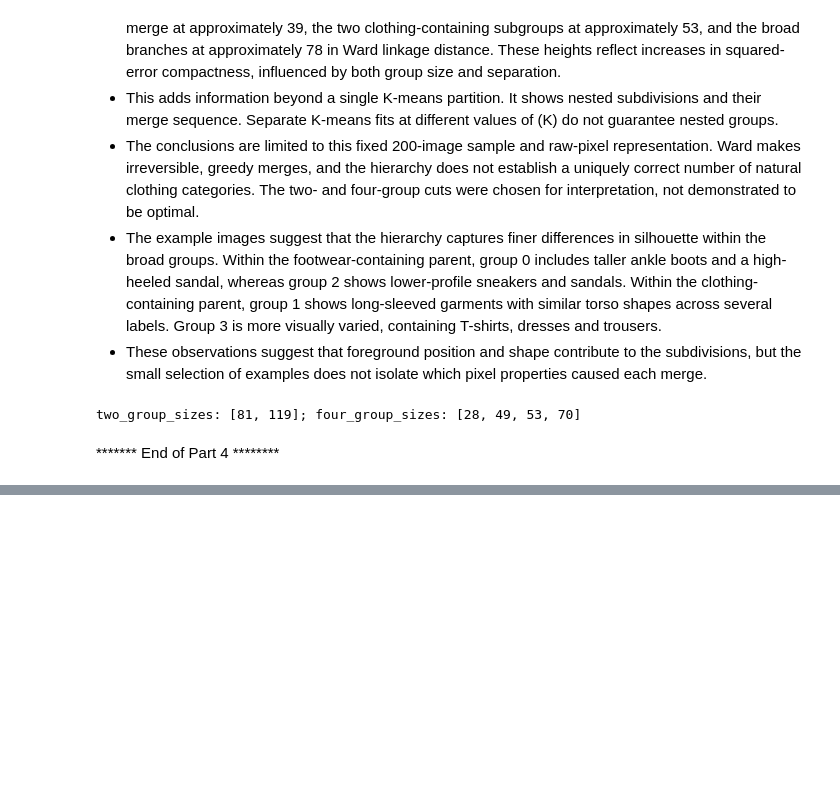
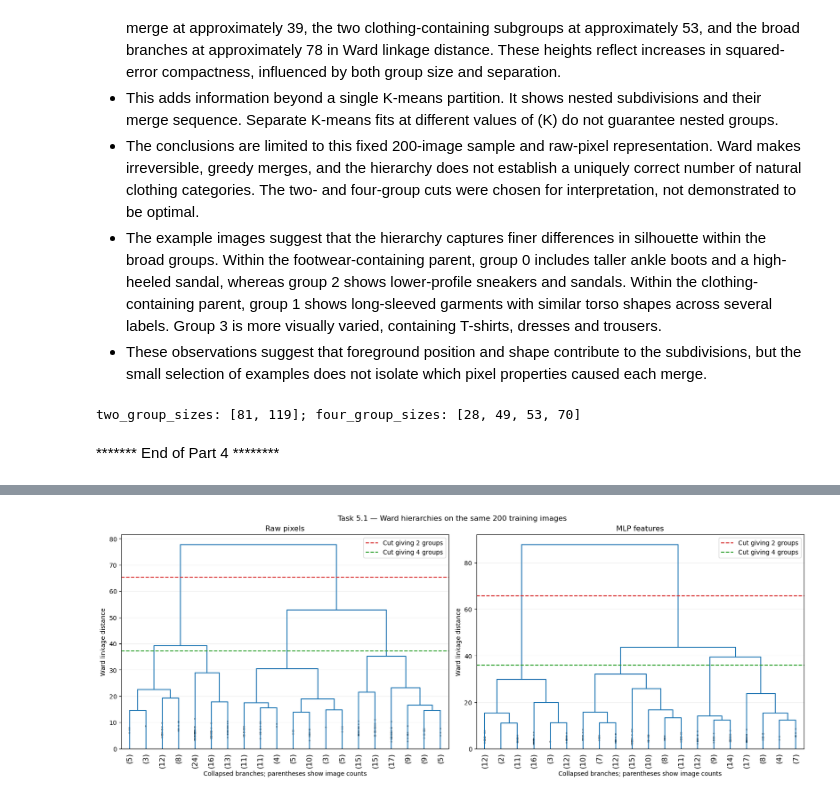
Before and after one commit to selvathandavarayan-crypto/ec251098-ML, a Jupyter notebook: ML_CW_2026.ipynb, the cells around one changed output, grey strips where cells are left out. Saved outputs shown, nothing was run; the diff lists cells and outputs as text; code cells hidden in the pictures; blank space fills up the shorter version.

```diff
--- a/ML_CW_2026.ipynb
+++ b/ML_CW_2026.ipynb
@@ -2548,0 +2987,19 @@ two_group_sizes: [81, 119]; four_group_sizes: [28, 49, 53, 70]
+# %%
+#extracting featues from the same 200 images (combine with below cell?!)
+from scipy.cluster.hierarchy import linkage, dendrogram, cut_tree
+
+# Copy the exact ordered indices used in Part 4.4.
+comparison_hierarchy_indices = np.asarray(hierarchy_indices, dtype=int).copy()
+
+assert len(comparison_hierarchy_indices) == 200
+assert len(np.unique(comparison_hierarchy_indices)) == 200
+assert np.isin(comparison_hierarchy_indices, feature_train_indices).all()
+
+hierarchy_raw_pixels = (images[comparison_hierarchy_indices].astype(np.float32).reshape(200, -1) / 255.0)
+hierarchy_mlp_features = extract_hidden_features(hierarchy_raw_pixels)
+
+hierarchy_true_labels = np.asarray(classes)[comparison_hierarchy_indices]
+
+print("Images:", len(comparison_hierarchy_indices))
+print("Raw-pixel shape:", hierarchy_raw_pixels.shape)
+print("MLP-feature shape:", hierarchy_mlp_features.shape)
@@ -2548,0 +3010,57 @@ two_group_sizes: [81, 119]; four_group_sizes: [28, 49, 53, 70]
+# %%
+#recreating the raw-pixel hierarchy using the same pixel conversion from 4.4 above
+
+hierarchy_representations = {"Raw pixels": (images[comparison_hierarchy_indices]
+        .astype(np.float64).reshape(200, -1) / 255.0),
+    "MLP features": hierarchy_mlp_features.astype(np.float64),}
+
+comparison_linkages = {}
+comparison_cuts = {}
+
+for name, features in hierarchy_representations.items():
+    linkage_matrix = linkage(features,method="ward",metric="euclidean",optimal_ordering=False,)
+    comparison_linkages[name] = linkage_matrix
+    comparison_cuts[name] = cut_tree(linkage_matrix, n_clusters=[2, 4])
+
+    print(f"\n{name}")
+    print("Two-group sizes:",np.bincount(comparison_cuts[name][:, 0]),)
+    print("Four-group sizes:",np.bincount(comparison_cuts[name][:, 1]),)
+
+fig, axes = plt.subplots(1, 2, figsize=(16, 6), layout="constrained")
+
+for ax, (name, linkage_matrix) in zip(axes, comparison_linkages.items()):
+    dendrogram(
+        linkage_matrix,
+        truncate_mode="lastp",
+        p=20,
+        show_leaf_counts=True,
+        show_contracted=True,
+        color_threshold=0,
+        above_threshold_color="tab:blue",
+        ax=ax,
+    )
+
+    for k, colour in [(2, "tab:red"), (4, "tab:green")]:
+        lower = linkage_matrix[-k, 2]
+        upper = linkage_matrix[-(k - 1), 2]
+
+        if lower < upper:
+            ax.axhline(
+                (lower + upper) / 2,
+                color=colour,
+                linestyle="--",
+                label=f"Cut giving {k} groups",
+            )
+
+    ax.set_title(name)
+    ax.set_xlabel("Collapsed branches; parentheses show image counts")
+    ax.set_ylabel("Ward linkage distance")
+    ax.tick_params(axis="x", labelrotation=90)
+    ax.legend()
+    ax.grid(axis="y", alpha=0.2)
+
+fig.suptitle(
+    "Task 5.1 — Ward hierarchies on the same 200 training images"
+)
+plt.show()
+# %% [output]
@@ -2548,0 +3074 @@ two_group_sizes: [81, 119]; four_group_sizes: [28, 49, 53, 70]
+[figure, added]
```
Also changed, not shown: parts of 21 cells of this notebook.
